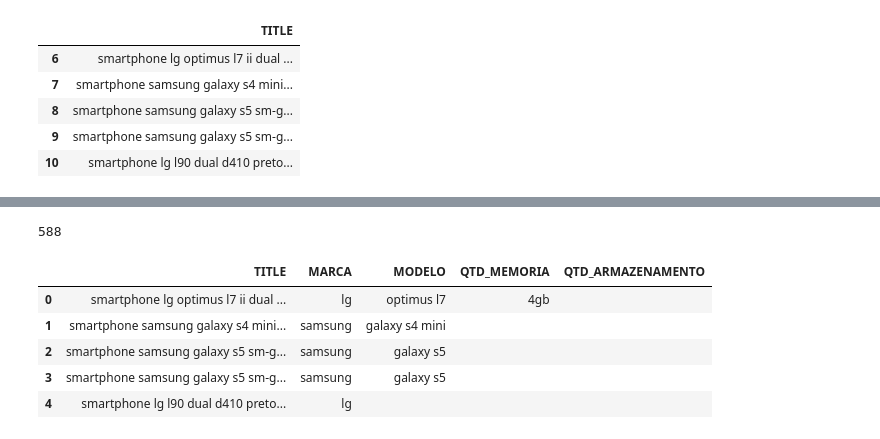
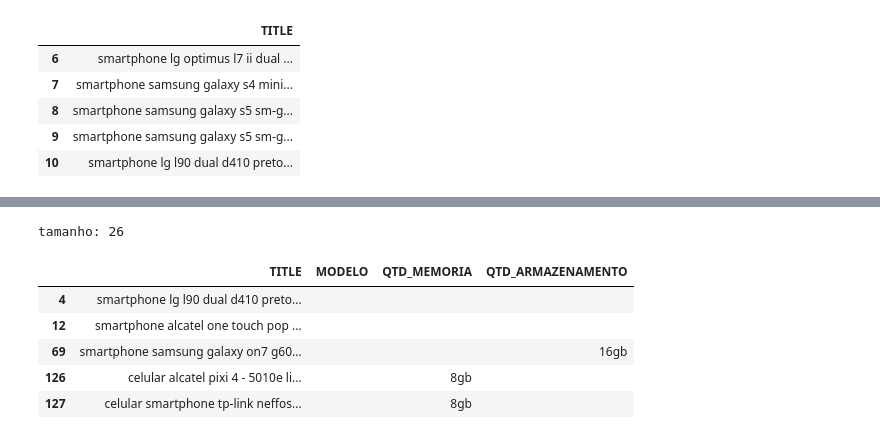
Before and after one commit to JAugusto97/SmartphoneClassifier, a Jupyter notebook: birdie_ps_2019.ipynb, the cells around one changed output, grey strips where cells are left out. Cells and saved outputs as stored; diff of their text form; code cells hidden in the pictures.

```diff
--- a/birdie_ps_2019.ipynb
+++ b/birdie_ps_2019.ipynb
@@ -403,10 +410,16 @@ for atributo, regex in res.items():
     for smartphone in birdie_data['TITLE']:
         encontrado = re.findall(regex, smartphone)
         if encontrado:
-            if encontrado[0][-1] in [',', '.']: # conserta regex de qtd memoria/armazenamento
+            # conserta regex de qtd memoria/armazenamento
+            if (encontrado[0][-1] in [',', '.', ' ','\\','/'] and # comeca e termina com algum desses caracteres
+                encontrado[0][0] in [',', '.', ' ','\\','/']):
+                encontrados.append(encontrado[0][1:-1].strip())
+            elif encontrado[0][-1] in [',', '.', ' ','\\','/']:  # termina com algum desses caracteres
                 encontrados.append(encontrado[0][:-1].strip())
+            elif encontrado[0][0] in [',', '.', ' ','\\','/']: # comeca com algum desses caracteres
+                encontrados.append(encontrado[0][1:].strip())
             else:
-                encontrados.append(encontrado[0].strip())
+                encontrados.append(encontrado[0].strip()) # nao comeca nem termina com algum desses caracteres
         else:
             encontrados.append('')
         i += 1
@@ -473,13 +452,15 @@ Name: MARCA, dtype: int64
-# %%
-birdie_data['MODELO'].value_counts().sum()
-# %% [output]
-588
-# %%
-birdie_data.head()
-# %% [output]
-|  | TITLE | MARCA | MODELO | QTD_MEMORIA | QTD_ARMAZENAMENTO |
-| 0 | smartphone lg optimus l7 ii dual ... | lg | optimus l7 | 4gb |  |
-| 1 | smartphone samsung galaxy s4 mini... | samsung | galaxy s4 mini |  |  |
-| 2 | smartphone samsung galaxy s5 sm-g... | samsung | galaxy s5 |  |  |
-| 3 | smartphone samsung galaxy s5 sm-g... | samsung | galaxy s5 |  |  |
-| 4 | smartphone lg l90 dual d410 preto... | lg |  |  |  |
+# %%
+# Casos sem MODELO
+df = birdie_data[birdie_data['MODELO'] == '']
+
+print('tamanho:', len(df))
+
+df.head(5)
+# %% [output]
+tamanho: 26
+|  | TITLE | MODELO | QTD_MEMORIA | QTD_ARMAZENAMENTO |
+| 4 | smartphone lg l90 dual d410 preto... |  |  |  |
+| 12 | smartphone alcatel one touch pop ... |  |  |  |
+| 69 | smartphone samsung galaxy on7 g60... |  |  | 16gb |
+| 126 | celular alcatel pixi 4 - 5010e li... |  | 8gb |  |
+| 127 | celular smartphone tp-link neffos... |  | 8gb |  |
```
Also changed, not shown: parts of 31 cells of this notebook, 10 other files.
